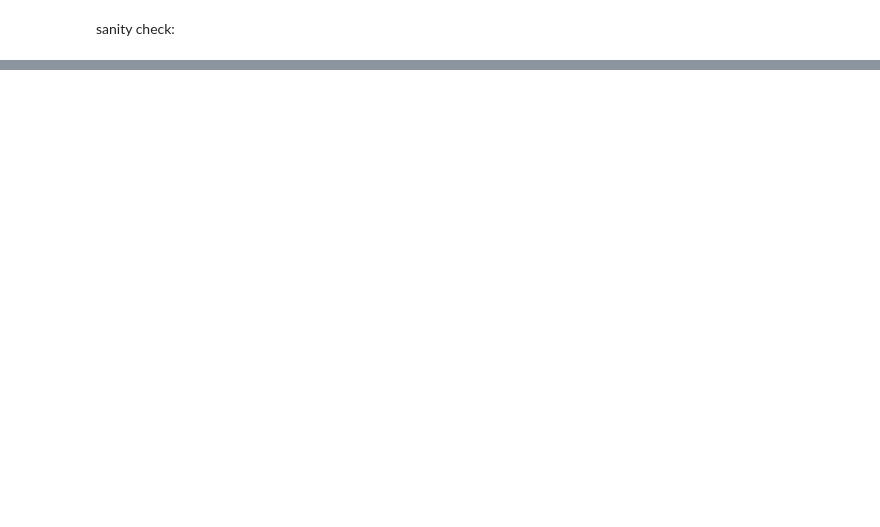
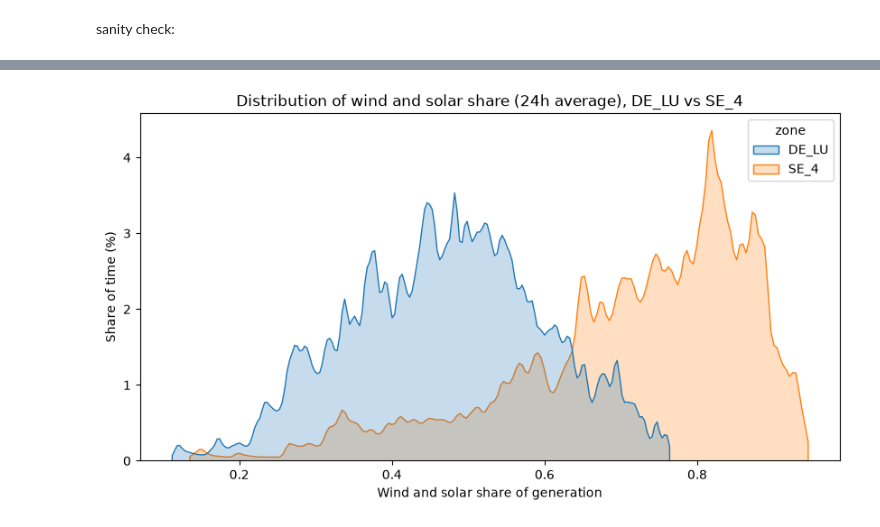
Before and after one commit to niklaslivchitz/Energy-Pricing-Analysis-DE-LU-vs-SE4, a Jupyter notebook: analysis/scratchnotebook.ipynb, the cells around one changed output, grey strips where cells are left out. Cells and saved outputs as stored; diff of their text form; code cells hidden in the pictures; blank space fills up the shorter version.

```diff
--- a/analysis/scratchnotebook.ipynb
+++ b/analysis/scratchnotebook.ipynb
@@ -130,0 +175,19 @@ dtype: int64
+# %%
+fig, ax = plt.subplots(figsize=(10, 5))
+sns.kdeplot(
+    data=analysis_df,
+    x="renewables_share_24h",
+    hue="zone",
+    common_norm=False,
+    cut=0,
+    bw_adjust=0.2,
+    fill=True,
+    ax=ax,
+)
+ax.set_title("Distribution of wind and solar share (24h average), DE_LU vs SE_4")
+ax.set_xlabel("Wind and solar share of generation")
+ax.set_ylabel("Share of time (%)")
+fig.savefig("../outputs/figures/renewables_share_distribution.png", dpi=150, bbox_inches="tight")
+plt.show()
+# %% [output]
+[figure, added]
```
Also changed, not shown: parts of 17 cells of this notebook, 6 other files.
